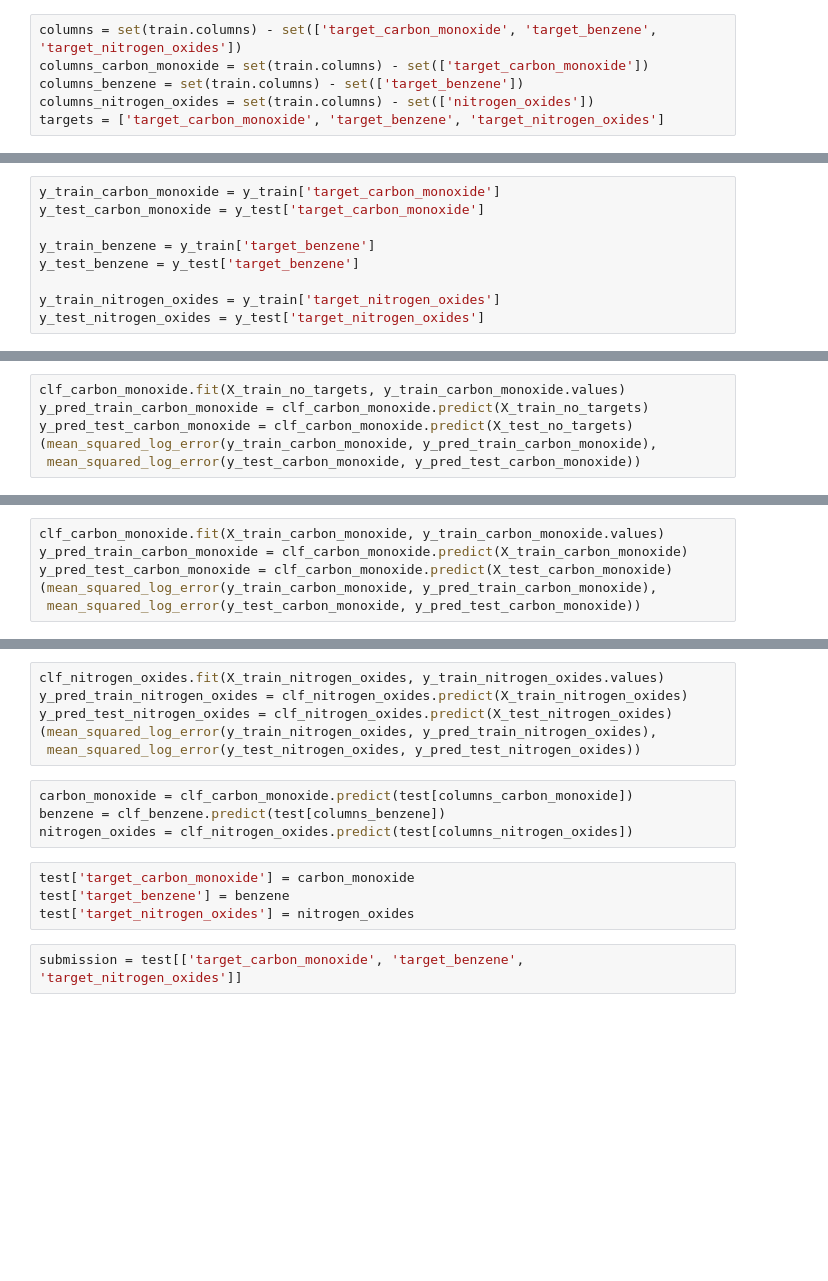
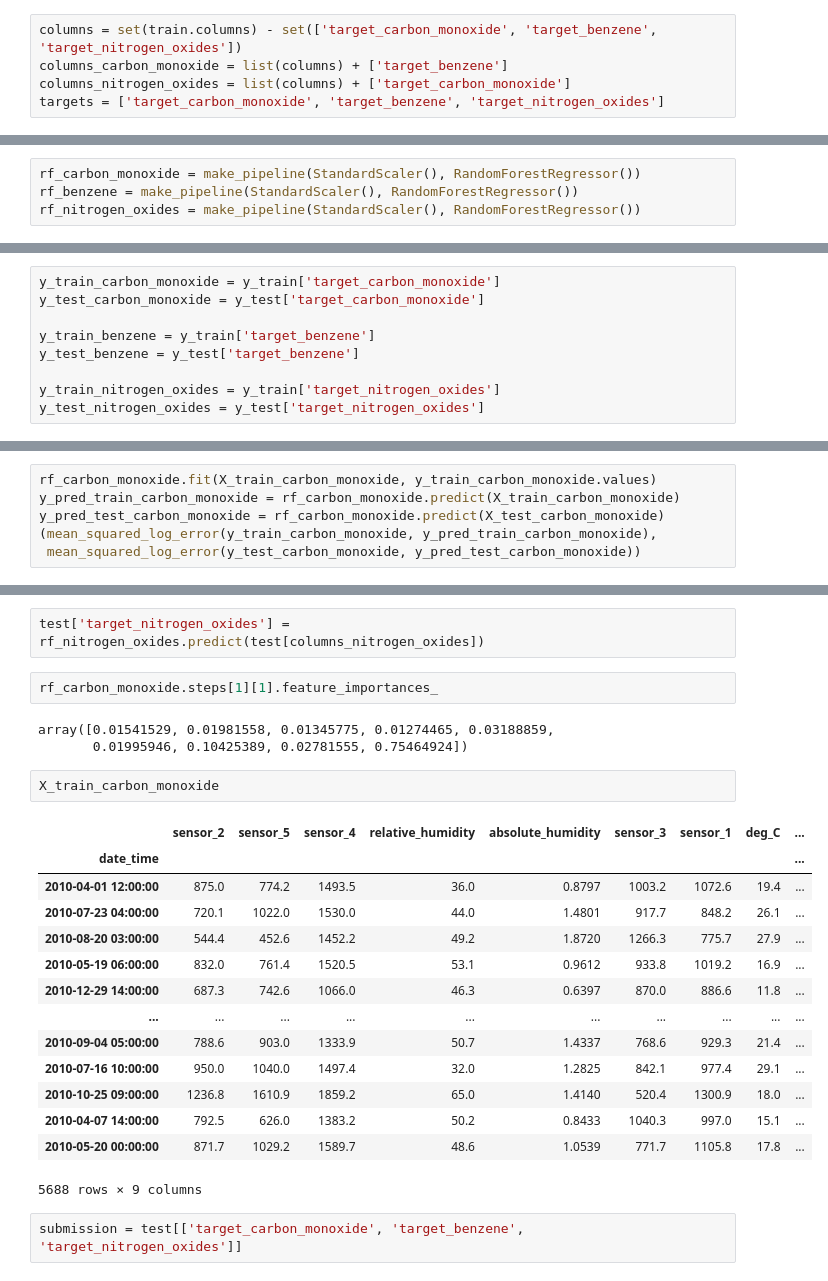
Before and after one commit to scottpenn/kaggle_tps_july_2021, a Jupyter notebook: TPS July 2021.ipynb, the cells around one changed output, grey strips where cells are left out. Saved outputs shown, nothing was run; the diff lists cells and outputs as text; blank space fills up the shorter version.

```diff
--- a/TPS July 2021.ipynb
+++ b/TPS July 2021.ipynb
@@ -33,7 +35,6 @@ corr.style.background_gradient(cmap='coolwarm')
 | target_nitrogen_oxides | -0.205984 | 0.178608 | -0.101911 | 0.643044 | 0.604795 | -0.427622 | 0.235662 | 0.708270 | ... |
 # %%
 columns = set(train.columns) - set(['target_carbon_monoxide', 'target_benzene', 'target_nitrogen_oxides'])
-columns_carbon_monoxide = set(train.columns) - set(['target_carbon_monoxide'])
-columns_benzene = set(train.columns) - set(['target_benzene'])
-columns_nitrogen_oxides = set(train.columns) - set(['nitrogen_oxides'])
+columns_carbon_monoxide = list(columns) + ['target_benzene']
+columns_nitrogen_oxides = list(columns) + ['target_carbon_monoxide']
 targets = ['target_carbon_monoxide', 'target_benzene', 'target_nitrogen_oxides']
@@ -44,3 +41,7 @@ clf_nitrogen_oxides = make_pipeline(MinMaxScaler(), GradientBoostingRegressor())
+# %%
+rf_carbon_monoxide = make_pipeline(StandardScaler(), RandomForestRegressor())
+rf_benzene = make_pipeline(StandardScaler(), RandomForestRegressor())
+rf_nitrogen_oxides = make_pipeline(StandardScaler(), RandomForestRegressor())
 # %%
 X_train, X_test, y_train, y_test = train_test_split(train, train[targets], test_size=0.2)
 # %%
@@ -65,7 +74,7 @@ y_test_nitrogen_oxides = y_test['target_nitrogen_oxides']
 # %%
-clf_carbon_monoxide.fit(X_train_no_targets, y_train_carbon_monoxide.values)
-y_pred_train_carbon_monoxide = clf_carbon_monoxide.predict(X_train_no_targets)
-y_pred_test_carbon_monoxide = clf_carbon_monoxide.predict(X_test_no_targets)
+rf_carbon_monoxide.fit(X_train_carbon_monoxide, y_train_carbon_monoxide.values)
+y_pred_train_carbon_monoxide = rf_carbon_monoxide.predict(X_train_carbon_monoxide)
+y_pred_test_carbon_monoxide = rf_carbon_monoxide.predict(X_test_carbon_monoxide)
 (mean_squared_log_error(y_train_carbon_monoxide, y_pred_train_carbon_monoxide),
  mean_squared_log_error(y_test_carbon_monoxide, y_pred_test_carbon_monoxide))
 # %% [output]
@@ -93,6 +91,0 @@ test['target_nitrogen_oxides'] = clf_nitrogen_oxides.predict(test[columns])
-# %%
-clf_carbon_monoxide.fit(X_train_carbon_monoxide, y_train_carbon_monoxide.values)
-y_pred_train_carbon_monoxide = clf_carbon_monoxide.predict(X_train_carbon_monoxide)
-y_pred_test_carbon_monoxide = clf_carbon_monoxide.predict(X_test_carbon_monoxide)
-(mean_squared_log_error(y_train_carbon_monoxide, y_pred_train_carbon_monoxide),
- mean_squared_log_error(y_test_carbon_monoxide, y_pred_test_carbon_monoxide))
@@ -109,17 +92,27 @@ ValueError: Mean Squared Logarithmic Error cannot be used when targets contain n
-# %%
-clf_nitrogen_oxides.fit(X_train_nitrogen_oxides, y_train_nitrogen_oxides.values)
-y_pred_train_nitrogen_oxides = clf_nitrogen_oxides.predict(X_train_nitrogen_oxides)
-y_pred_test_nitrogen_oxides = clf_nitrogen_oxides.predict(X_test_nitrogen_oxides)
-(mean_squared_log_error(y_train_nitrogen_oxides, y_pred_train_nitrogen_oxides),
- mean_squared_log_error(y_test_nitrogen_oxides, y_pred_test_nitrogen_oxides))
-# %%
-carbon_monoxide = clf_carbon_monoxide.predict(test[columns_carbon_monoxide])
-benzene = clf_benzene.predict(test[columns_benzene])
-nitrogen_oxides = clf_nitrogen_oxides.predict(test[columns_nitrogen_oxides])
-# %%
-test['target_carbon_monoxide'] = carbon_monoxide
-test['target_benzene'] = benzene
-test['target_nitrogen_oxides'] = nitrogen_oxides
+# %%
+test['target_nitrogen_oxides'] = rf_nitrogen_oxides.predict(test[columns_nitrogen_oxides])
+# %%
+rf_carbon_monoxide.steps[1][1].feature_importances_
+# %% [output]
+array([0.01541529, 0.01981558, 0.01345775, 0.01274465, 0.03188859,
+       0.01995946, 0.10425389, 0.02781555, 0.75464924])
+# %%
+X_train_carbon_monoxide
+# %% [output]
+|  | sensor_2 | sensor_5 | sensor_4 | relative_humidity | absolute_humidity | sensor_3 | sensor_1 | deg_C | ... |
+| date_time |  |  |  |  |  |  |  |  | ... |
+| 2010-04-01 12:00:00 | 875.0 | 774.2 | 1493.5 | 36.0 | 0.8797 | 1003.2 | 1072.6 | 19.4 | ... |
+| 2010-07-23 04:00:00 | 720.1 | 1022.0 | 1530.0 | 44.0 | 1.4801 | 917.7 | 848.2 | 26.1 | ... |
+| 2010-08-20 03:00:00 | 544.4 | 452.6 | 1452.2 | 49.2 | 1.8720 | 1266.3 | 775.7 | 27.9 | ... |
+| 2010-05-19 06:00:00 | 832.0 | 761.4 | 1520.5 | 53.1 | 0.9612 | 933.8 | 1019.2 | 16.9 | ... |
+| 2010-12-29 14:00:00 | 687.3 | 742.6 | 1066.0 | 46.3 | 0.6397 | 870.0 | 886.6 | 11.8 | ... |
+| ... | ... | ... | ... | ... | ... | ... | ... | ... | ... |
+| 2010-09-04 05:00:00 | 788.6 | 903.0 | 1333.9 | 50.7 | 1.4337 | 768.6 | 929.3 | 21.4 | ... |
+| 2010-07-16 10:00:00 | 950.0 | 1040.0 | 1497.4 | 32.0 | 1.2825 | 842.1 | 977.4 | 29.1 | ... |
+| 2010-10-25 09:00:00 | 1236.8 | 1610.9 | 1859.2 | 65.0 | 1.4140 | 520.4 | 1300.9 | 18.0 | ... |
+| 2010-04-07 14:00:00 | 792.5 | 626.0 | 1383.2 | 50.2 | 0.8433 | 1040.3 | 997.0 | 15.1 | ... |
+| 2010-05-20 00:00:00 | 871.7 | 1029.2 | 1589.7 | 48.6 | 1.0539 | 771.7 | 1105.8 | 17.8 | ... |
+5688 rows × 9 columns
 # %%
 submission = test[['target_carbon_monoxide', 'target_benzene', 'target_nitrogen_oxides']]
 # %%
```
Also changed, not shown: parts of 13 cells of this notebook, 1 other file.
